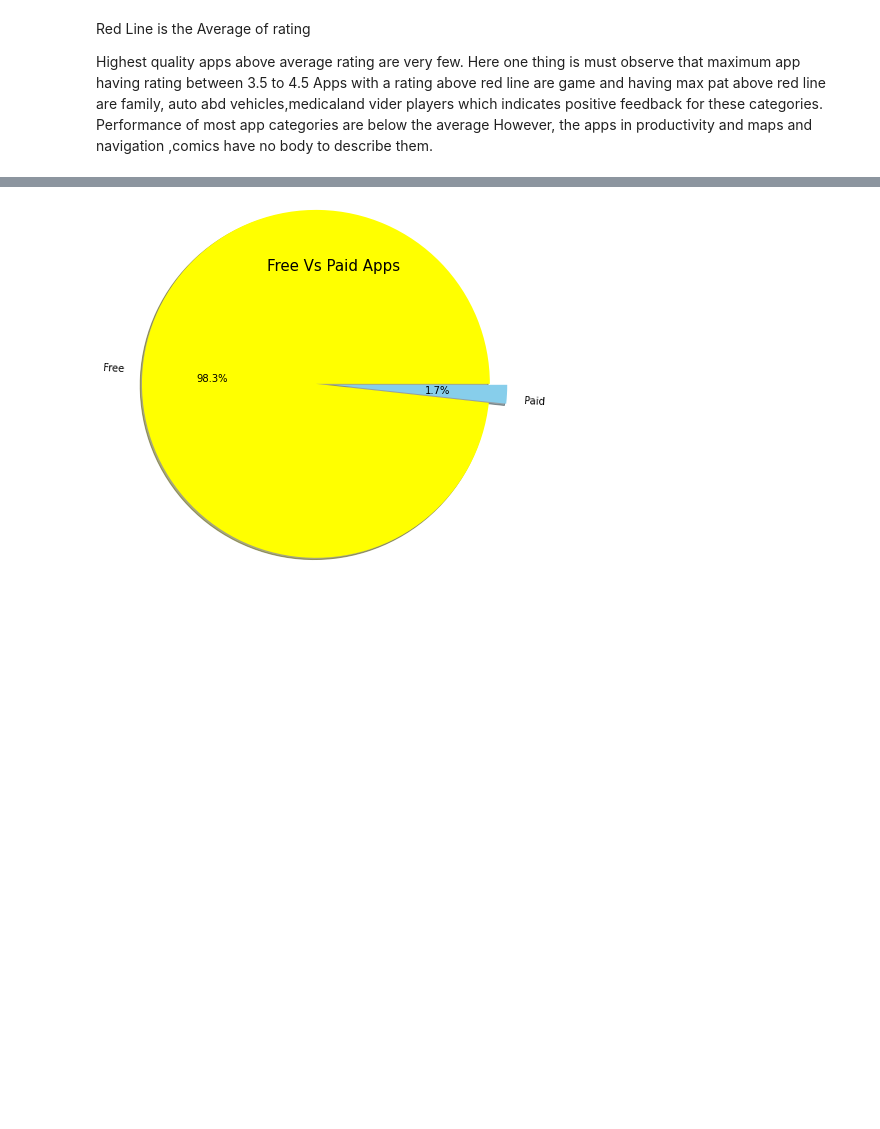
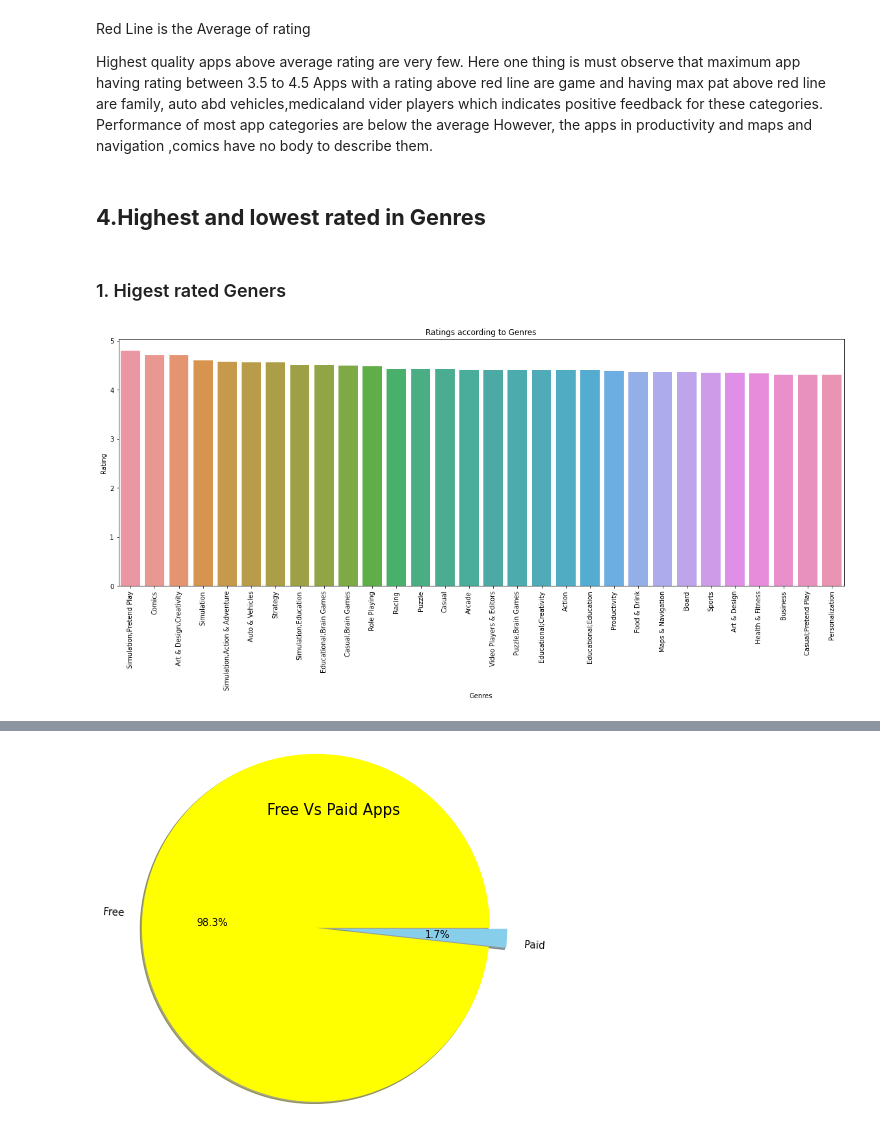
Before and after one commit to PatilTruptiU/EDA-PROJECT---Play-store-Analysis-, a Jupyter notebook: play_store_data_and_user_reviews_analysis_EDA_.ipynb, the cells around one changed output, grey strips where cells are left out. Saved outputs shown, nothing was run; the diff lists cells and outputs as text; code cells hidden in the pictures; blank space fills up the shorter version.

```diff
--- a/play_store_data_and_user_reviews_analysis_EDA_.ipynb
+++ b/play_store_data_and_user_reviews_analysis_EDA_.ipynb
@@ -611,3 +637,5 @@ df.head(10)
 | 7 | Coloring book moana | ART_AND_DESIGN | 3.9 | 967.0 | 14.0 | 500000.0 | Free | 0.0 | Everyone | Art & Design;Pretend Play | ... |
 | 8 | Coloring book moana | ART_AND_DESIGN | 3.9 | 967.0 | 14.0 | 500000.0 | Free | 0.0 | Everyone | Art & Design;Pretend Play | ... |
 | 9 | Coloring book moana | ART_AND_DESIGN | 3.9 | 967.0 | 14.0 | 500000.0 | Free | 0.0 | Everyone | Art & Design;Pretend Play | ... |
+# %%
+genres_ratings_df = df.groupby(['Genres'])[['Rating']].mean()
@@ -699,3 +723,25 @@ Highest quality apps above average rating are very few. Here one thing is must o
 Apps with a rating above red line are game and having max pat above red line are family, auto abd vehicles,medicaland vider players which indicates positive feedback for these categories.
 Performance of most app categories are below the average
 However, the apps in productivity and maps and navigation ,comics have no body to describe them.
+# %% [markdown]
+## **4.Highest and lowest rated  in Genres**
+# %%
+genres_installs_ratings = pd.merge(top_genres_installs, genres_ratings_df, on='Genres')
+# %%
+genres_installs_ratings.sort_values('Rating', ascending =False, inplace=True)
+# %%
+highest_rated_genres = genres_installs_ratings.iloc[0:30]
+lowest_rated_genres = genres_installs_ratings.iloc[-30:]
+lowest_rated_genres = lowest_rated_genres[lowest_rated_genres['Rating'].notnull()]
+# %% [markdown]
+### 1. Higest rated Geners
+# %%
+plt.figure(figsize=(20,7))
+plt.xticks(rotation=90)
+plt.xlabel("Genres")
+plt.ylabel("Rating")
+plt.title("Ratings according to Genres")
+sns.barplot(highest_rated_genres.Genres, highest_rated_genres.Rating)
+plt.show()
+# %% [output]
+[figure, added]
```
Also changed, not shown: parts of 43 cells of this notebook.
